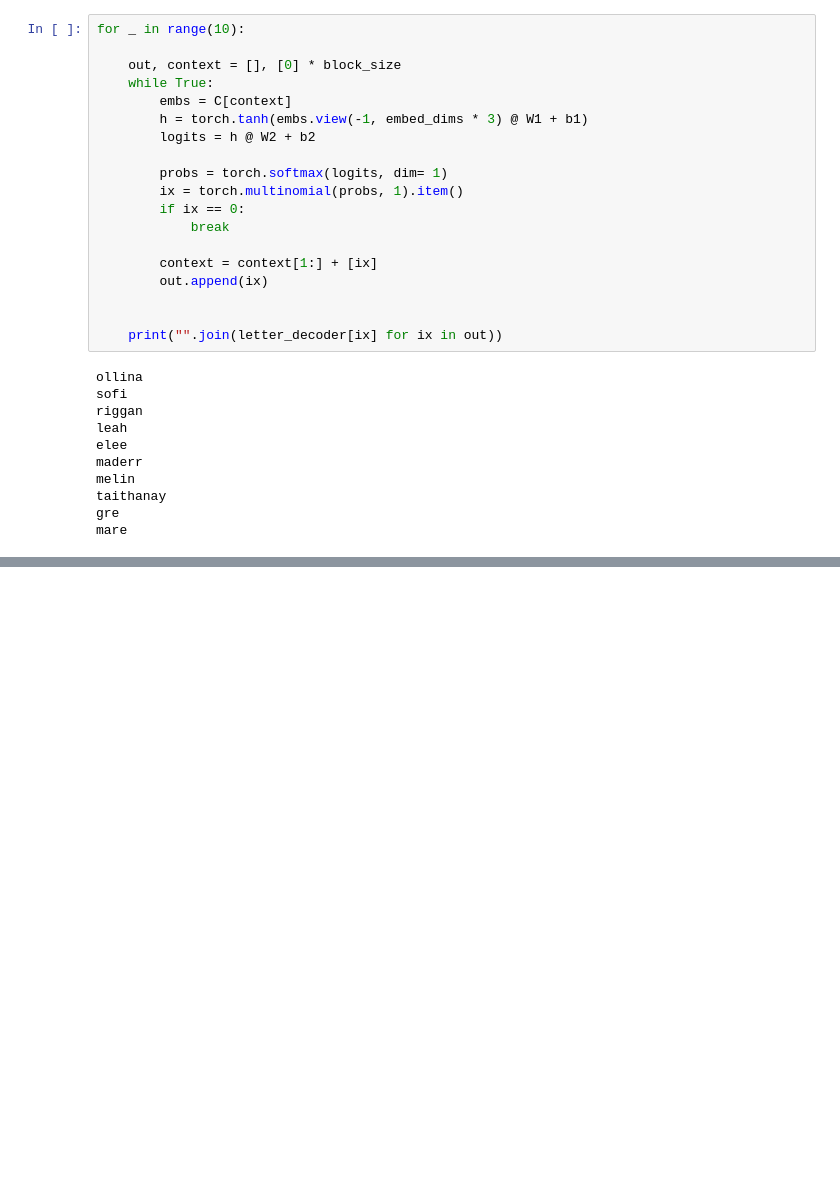
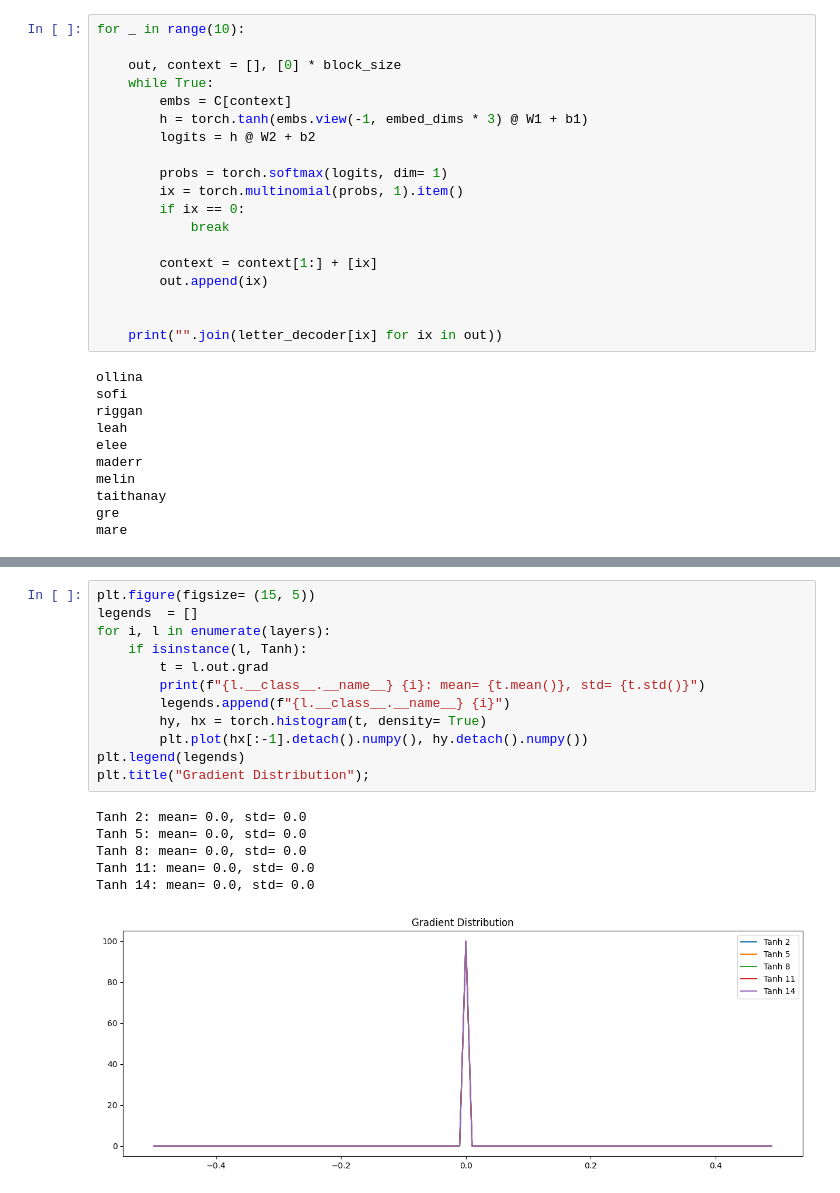
Before and after one commit to samiadam7/nnzh-makemore, a Jupyter notebook: notes.ipynb, the cells around one changed output, grey strips where cells are left out. Drawn from its saved outputs; the diff is of its cells as text; blank space fills up the shorter version.

```diff
--- a/notes.ipynb
+++ b/notes.ipynb
@@ -611,0 +992,19 @@ mare
+# %%
+plt.figure(figsize= (15, 5))
+legends  = []
+for i, l in enumerate(layers):
+    if isinstance(l, Tanh):
+        t = l.out.grad
+        print(f"{l.__class__.__name__} {i}: mean= {t.mean()}, std= {t.std()}")
+        legends.append(f"{l.__class__.__name__} {i}")
+        hy, hx = torch.histogram(t, density= True)
+        plt.plot(hx[:-1].detach().numpy(), hy.detach().numpy())
+plt.legend(legends)
+plt.title("Gradient Distribution");
+# %% [output]
+Tanh 2: mean= 0.0, std= 0.0
+Tanh 5: mean= 0.0, std= 0.0
+Tanh 8: mean= 0.0, std= 0.0
+Tanh 11: mean= 0.0, std= 0.0
+Tanh 14: mean= 0.0, std= 0.0
+[figure, added]
```
Also changed, not shown: parts of 17 cells of this notebook.
